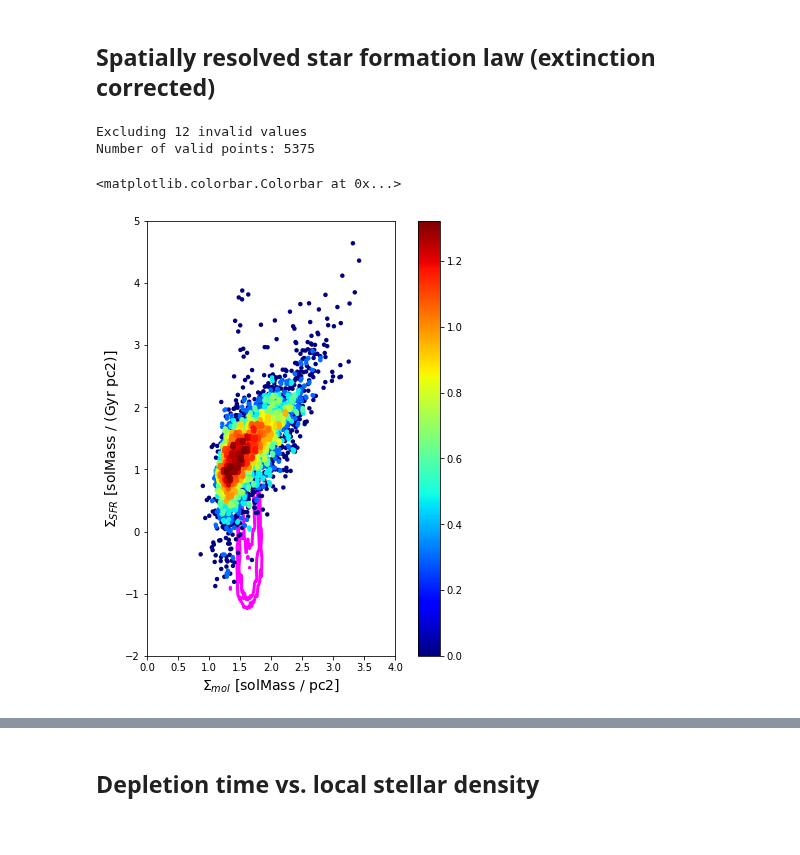
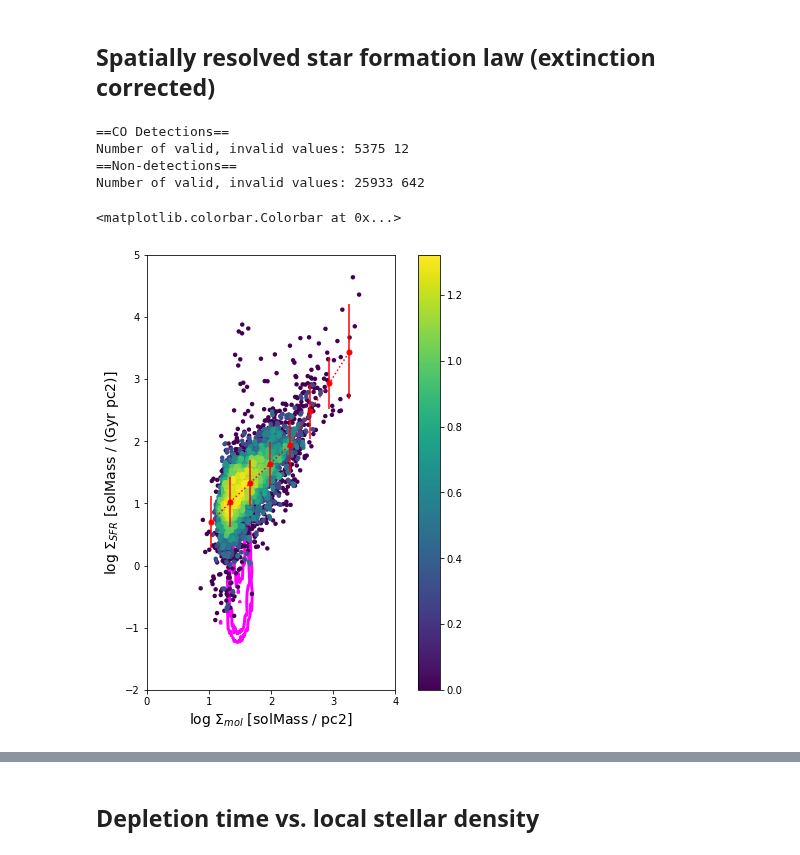
Before and after one commit to tonywong94/edge_pydb, a Jupyter notebook: demo_notebk/SFLaw-edge.ipynb, the cells around one changed output, grey strips where cells are left out. Saved outputs shown, nothing was run; the diff lists cells and outputs as text; code cells hidden in the pictures.

```diff
--- a/demo_notebk/SFLaw-edge.ipynb
+++ b/demo_notebk/SFLaw-edge.ipynb
@@ -46,13 +63,14 @@ WARNING: MergeConflictWarning: Cannot merge meta key 'date' types <class 'str'>
 det = (fluxtab['mom0_12']>3*fluxtab['emom0_12']) & (fluxtab['flux_Halpha_sm']>3*fluxtab['e_flux_Halpha_sm'])
 codata = fluxtab['mom0_12'][det]
 hadata = fluxtab['flux_Halpha_sm'][det]
-sig_mol = fluxtab['sigmol'][det]
-sig_sfr = fluxtab['flux_sigsfr_sm'][det]
-sig_star = fluxtab['sigstar_sm'][det]
+sig_mol_det = fluxtab['sigmol'][det]
+sig_sfr_det = fluxtab['flux_sigsfr_sm'][det]
+sig_star_det = fluxtab['sigstar_sm'][det]
+stmass_det = fluxtab['caMass'][det]
 
 # Ratios
-t_dep = Column(sig_mol.quantity/sig_sfr.quantity, name='t_dep')
-sig_ssfr = Column(sig_sfr.quantity/sig_star.quantity, name='sig_ssfr')
+t_dep_det = Column(sig_mol_det.quantity/sig_sfr_det.quantity, name='t_dep')
+sig_ssfr_det = Column(sig_sfr_det.quantity/sig_star_det.quantity, name='sig_ssfr')
 
-Table([sig_mol,sig_sfr,t_dep,sig_star,sig_ssfr]).pprint(max_width=100)
+Table([sig_mol_det,sig_sfr_det,t_dep_det,sig_star_det,sig_ssfr_det]).pprint(max_width=100)
 # %% [output]
@@ -123,31 +140,40 @@ plt.colorbar(sc)
 ## Spatially resolved star formation law (extinction corrected)
 # %%
 # Select data to plot (must be loggable)
-not_nan = (~np.isnan(sig_mol)) & (~np.isnan(sig_sfr)) & (sig_mol>0) & (sig_sfr>0)
-print('Excluding {} invalid values'.format(len(np.nonzero(~not_nan)[0])))
-print('Number of valid points:',len(np.nonzero(not_nan)[0]))
-not_nan_ndet = (~np.isnan(sig_mol_ndet)) & (~np.isnan(sig_sfr_ndet)) & (sig_mol_ndet>0) & (sig_sfr_ndet>0)
+valid = (~np.isnan(sig_mol_det)) & (~np.isnan(sig_sfr_det)) & (sig_mol_det>0) & (sig_sfr_det>0)
+print('==CO Detections==')
+print('Number of valid, invalid values:',len(np.nonzero(valid)[0]),len(np.nonzero(~valid)[0]))
+valid_ndet = (~np.isnan(sig_mol_ndet)) & (~np.isnan(sig_sfr_ndet)) & (sig_mol_ndet>0) & (sig_sfr_ndet>0)
+print('==Non-detections==')
+print('Number of valid, invalid values:',len(np.nonzero(valid_ndet)[0]),len(np.nonzero(~valid_ndet)[0]))
 
-x_det, y_det, z_det, *hist = xy2hist(sig_mol[not_nan], sig_sfr[not_nan], log=True)
-x_ndet, y_ndet, z_ndet, *hist2 = xy2hist(sig_mol_ndet[not_nan_ndet],
-                                         sig_sfr_ndet[not_nan_ndet], log=True, bins=[50,50])
+# Get the plotting arrays
+x_det, y_det, z_det, *hist = xy2hist(sig_mol_det[valid],
+                                     sig_sfr_det[valid], log=True)
+x_ndet, y_ndet, z_ndet, *hist2 = xy2hist(sig_mol_ndet[valid_ndet],
+                                         sig_sfr_ndet[valid_ndet], log=True, bins=[50,50])
 
 # Make the scatter plot (physical values)
 fig, ax = plt.subplots(figsize=(8,8))
-cm = plt.cm.get_cmap('jet')
-sc = ax.scatter(x_det, y_det, c=z_det, s=20, edgecolor='', cmap=cm)
+sc = ax.scatter(x_det, y_det, c=z_det, s=20, edgecolor='', cmap='viridis')
+x_bin, y_bin, y_err = xy2binned(sig_mol_det[valid], sig_sfr_det[valid], bins=8)
+ax.errorbar(x_bin, y_bin, yerr=y_err, color='r', marker='o', ms=5, ls=':', label='all')
 ax.contour(hist2[0].transpose(),[10,30,100,300],
            extent=[hist2[1].min(),hist2[1].max(),
                    hist2[2].min(),hist2[2].max()],
            colors='magenta',linewidths=3,zorder=-1)
-plt.xlabel(r'$\Sigma_{mol}$ ['+str(sig_mol.unit)+']',fontsize=14)
-plt.ylabel(r'$\Sigma_{SFR}$ ['+str(sig_sfr.unit)+']',fontsize=14)
+plt.xlabel(r'log $\Sigma_{mol}$ ['+str(sig_mol_det.unit)+']',fontsize=14)
+plt.ylabel(r'log $\Sigma_{SFR}$ ['+str(sig_sfr_det.unit)+']',fontsize=14)
 ax.set_aspect('equal')
 ax.set_xlim(0,4)
 ax.set_ylim(-2,5)
+ax.xaxis.set_major_locator(MultipleLocator(1))
+ax.yaxis.set_major_locator(MultipleLocator(1))
 plt.colorbar(sc)
 # %% [output]
-Excluding 12 invalid values
-Number of valid points: 5375
+==CO Detections==
+Number of valid, invalid values: 5375 12
+==Non-detections==
+Number of valid, invalid values: 25933 642
 <matplotlib.colorbar.Colorbar at 0x...>
-[figure, old version]
+[figure, new version]
```
Also changed, not shown: parts of 12 cells of this notebook, 10 other files.
